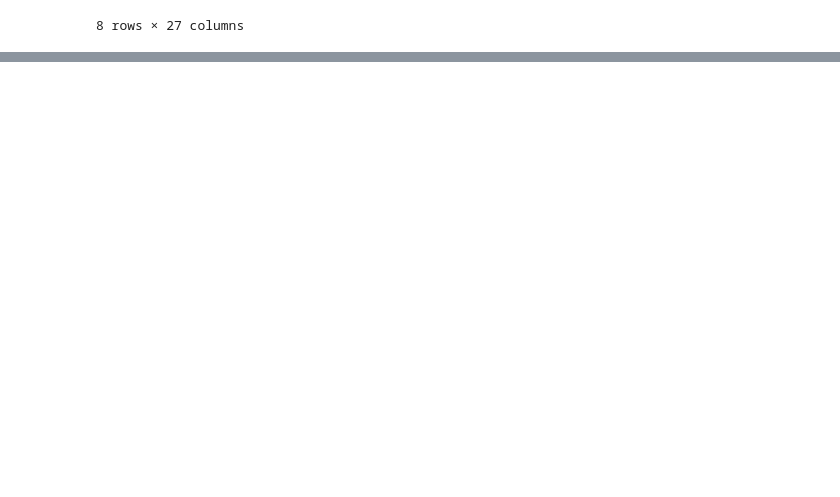
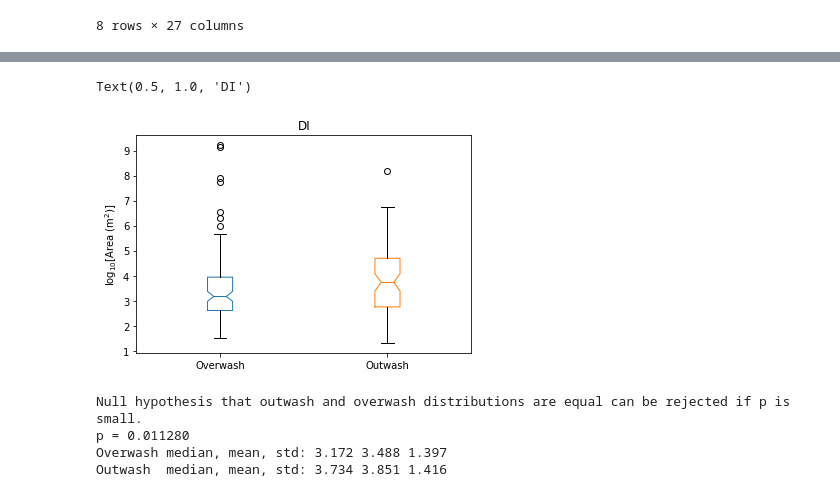
Before and after one commit to csherwood-usgs/CoreBx, a Jupyter notebook: Mann_Whitney_distribution_tests.ipynb, the cells around one changed output, grey strips where cells are left out. Cells and saved outputs as stored; diff of their text form; code cells hidden in the pictures; blank space fills up the shorter version.

```diff
--- a/Mann_Whitney_distribution_tests.ipynb
+++ b/Mann_Whitney_distribution_tests.ipynb
@@ -38,0 +44,3 @@ barrier_DI = df.loc[df['Ch_Type'] == 5]['DI'].values
+# %%
+all_outwash_DI = np.concatenate((tapering_DI, lobate_DI, apron_DI))
+all_outwash_DI.shape
@@ -55,0 +68,8 @@ p = 0.000017
+# %%
+dbf = pd.read_csv(indir+'NCB_Florence_Stats_2022.csv',header=0)
+print('Sum of all overwash: ',dbf.sum()['Shape_Area_m'])
+all_overwash_DI = dbf['DI']
+u, p = stats.mannwhitneyu(all_outwash_DI, all_overwash_DI)
+print('Null hypothesis that outwash and overwash distributions are equal can be rejected if p is small.')
+print('p = {:f}'.format(p))
+dbf.describe()
@@ -55,0 +89,27 @@ p = 0.000017
+# %%
+boxfix, ax = plt.subplots(1,1,sharey=True)
+bp=ax.boxplot((all_overwash_DI,all_outwash_DI),notch=True)
+plt.setp(bp['boxes'][0], color='tab:blue')
+plt.setp(bp['medians'][0], color='tab:blue')
+
+plt.setp(bp['boxes'][1], color='tab:orange')
+plt.setp(bp['medians'][1], color='tab:orange')
+
+ax.set_xticklabels(('Overwash','Outwash'))
+ax.set_ylabel('log$_{10}$[Area (m$^2$)]')
+plt.title("DI")
+#plt.savefig(outdir+'box_'+figname,dpi=200)
+# %% [output]
+Text(0.5, 1.0, 'DI')
+[figure, added]
+# %%
+u, p = stats.mannwhitneyu(all_outwash_plus_DI, all_overwash_DI)
+print('Null hypothesis that outwash and overwash distributions are equal can be rejected if p is small.')
+print('p = {:f}'.format(p))
+print('Overwash median, mean, std: {:.3f} {:.3f} {:.3f}'.format(np.median(all_overwash_DI), np.mean(all_overwash_DI), np.std(all_overwash_DI)))
+print('Outwash  median, mean, std: {:.3f} {:.3f} {:.3f}'.format( np.median(all_outwash_DI), np.mean(all_outwash_DI), np.std(all_outwash_DI)))
+# %% [output]
+Null hypothesis that outwash and overwash distributions are equal can be rejected if p is small.
+p = 0.011280
+Overwash median, mean, std: 3.172 3.488 1.397
+Outwash  median, mean, std: 3.734 3.851 1.416
```
Also changed, not shown: parts of 8 cells of this notebook, 1 other file.
